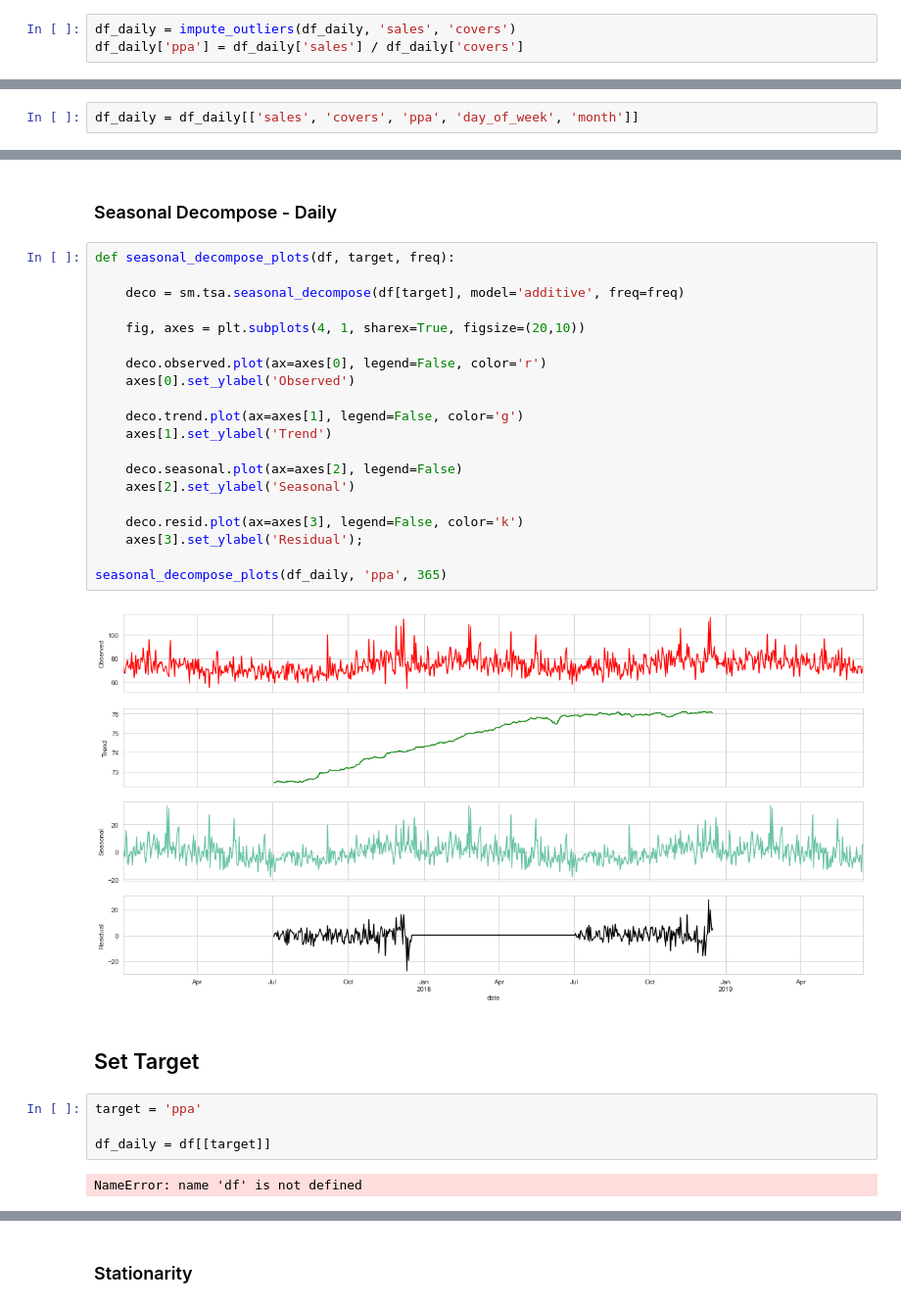
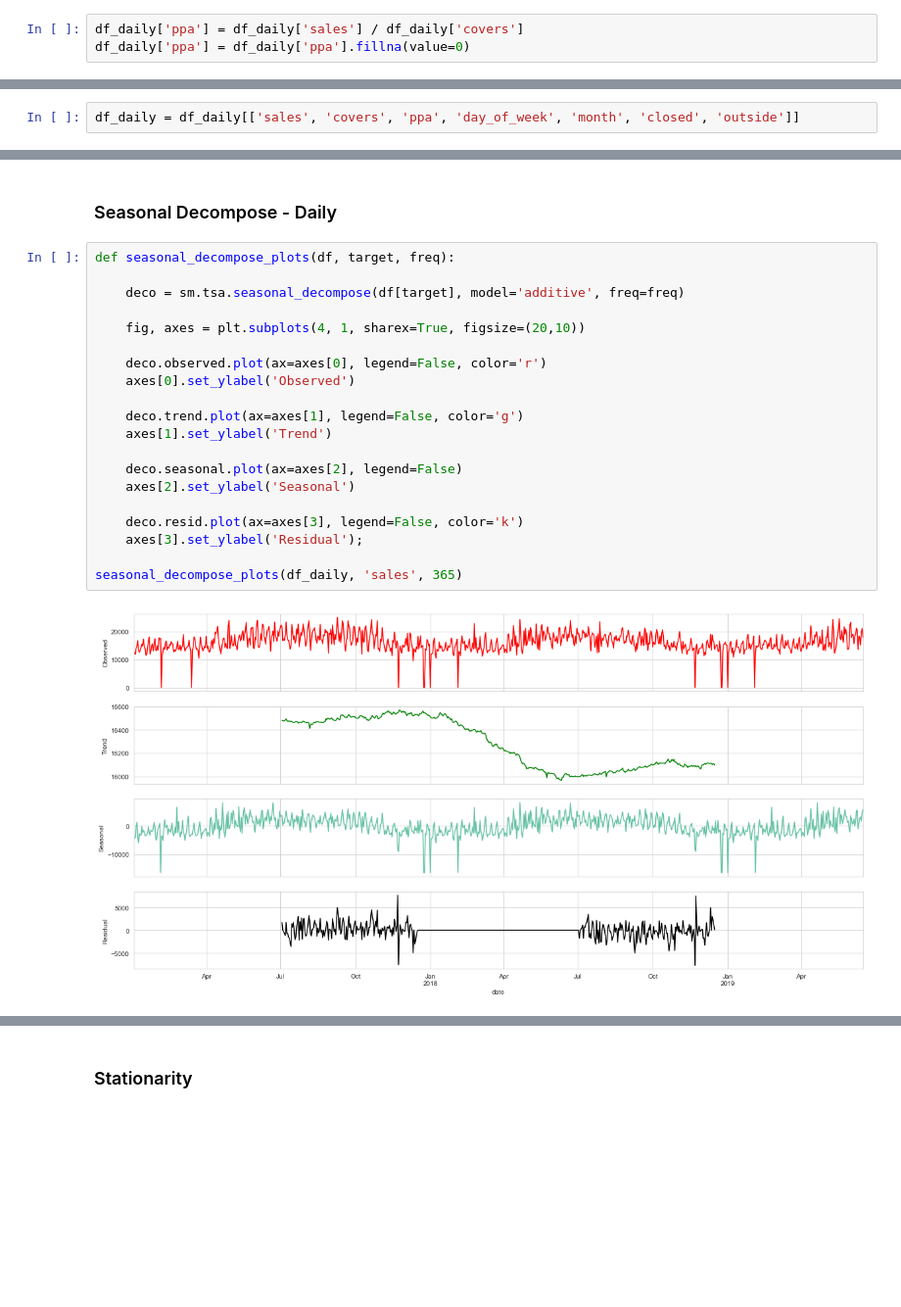
Before and after one commit to maks-p/restaurant_sales_forecasting, a Jupyter notebook: time_series.ipynb, the cells around one changed output, grey strips where cells are left out. Shown at 98% size. Cells and saved outputs as stored; diff of their text form; blank space fills up the shorter version.

```diff
--- a/time_series.ipynb
+++ b/time_series.ipynb
@@ -104,5 +97,5 @@ def impute_outliers(df, *col):
 # %% [markdown]
 ### CREATE DAILY SALES DATAFRAME
 # %%
-df_daily = impute_outliers(df_daily, 'sales', 'covers')
 df_daily['ppa'] = df_daily['sales'] / df_daily['covers']
+df_daily['ppa'] = df_daily['ppa'].fillna(value=0)
@@ -127,2 +102,2 @@ Number of Outliers Imputed -> Day  6 :  4
 # %%
-df_daily = df_daily[['sales', 'covers', 'ppa', 'day_of_week', 'month']]
+df_daily = df_daily[['sales', 'covers', 'ppa', 'day_of_week', 'month', 'closed', 'outside']]
@@ -184,30 +159,22 @@ plt.title('Daily PPA');
 # %%
 def seasonal_decompose_plots(df, target, freq):
 
     deco = sm.tsa.seasonal_decompose(df[target], model='additive', freq=freq)
 
     fig, axes = plt.subplots(4, 1, sharex=True, figsize=(20,10))
 
     deco.observed.plot(ax=axes[0], legend=False, color='r')
     axes[0].set_ylabel('Observed')
 
     deco.trend.plot(ax=axes[1], legend=False, color='g')
     axes[1].set_ylabel('Trend')
 
     deco.seasonal.plot(ax=axes[2], legend=False)
     axes[2].set_ylabel('Seasonal')
 
     deco.resid.plot(ax=axes[3], legend=False, color='k')
     axes[3].set_ylabel('Residual');
 
-seasonal_decompose_plots(df_daily, 'ppa', 365)
+seasonal_decompose_plots(df_daily, 'sales', 365)
 # %% [output]
-[figure, old version]
+[figure, new version]
-# %% [markdown]
-## Set Target
-# %%
-target = 'ppa'
-
-df_daily = df[[target]]
-# %% [output]
-NameError: name 'df' is not defined
```
Also changed, not shown: parts of 39 cells of this notebook, 6 other files.
